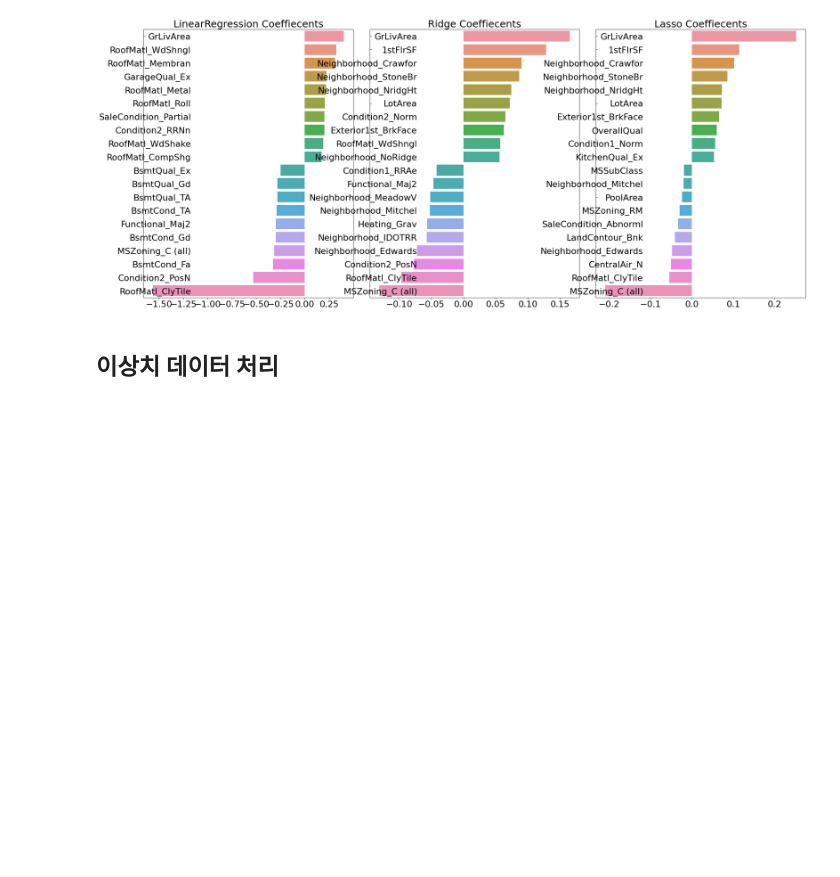
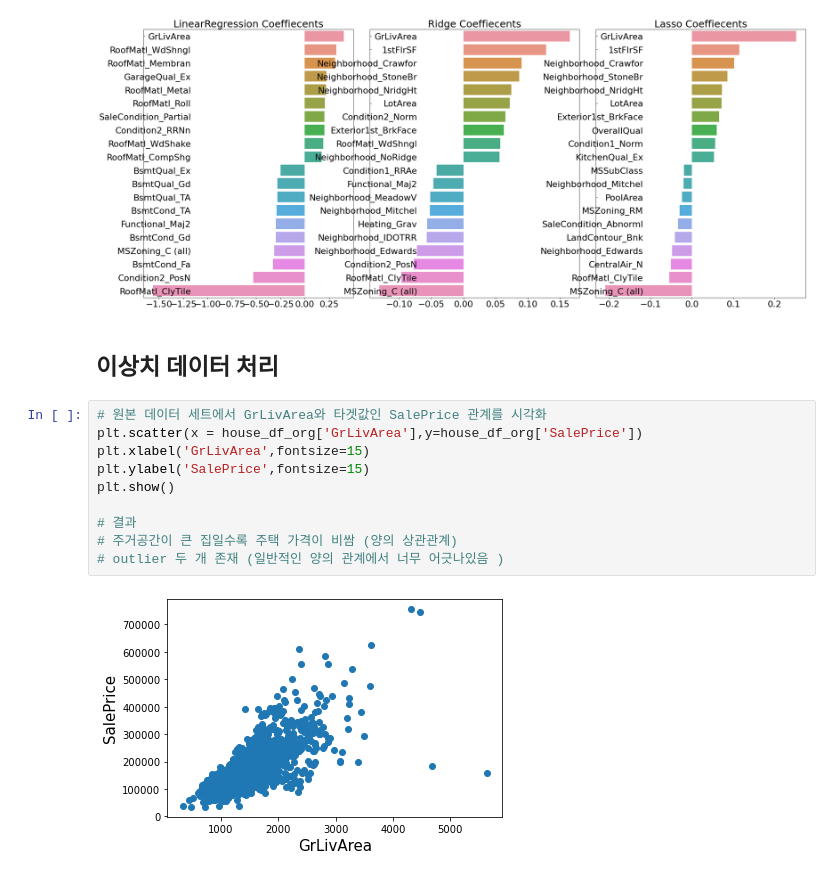
Before and after one commit to YJKim061401/TIL, a Jupyter notebook: python/ML/ML_회귀실습_캐글주택가격분석.ipynb, the cells around one changed output. Cells and saved outputs as stored; diff of their text form; blank space fills up the shorter version.

```diff
--- a/python/ML/ML_회귀실습_캐글주택가격분석.ipynb
+++ b/python/ML/ML_회귀실습_캐글주택가격분석.ipynb
@@ -537,3 +537,15 @@ Lasso 로그 변환된 RMSE :  0.119
 [figure]
 # %% [markdown]
 ## 이상치 데이터 처리
+# %%
+# 원본 데이터 세트에서 GrLivArea와 타겟값인 SalePrice 관계를 시각화
+plt.scatter(x = house_df_org['GrLivArea'],y=house_df_org['SalePrice'])
+plt.xlabel('GrLivArea',fontsize=15)
+plt.ylabel('SalePrice',fontsize=15)
+plt.show()
+
+# 결과
+# 주거공간이 큰 집일수록 주택 가격이 비쌈 (양의 상관관계)
+# outlier 두 개 존재 (일반적인 양의 관계에서 너무 어긋나있음 )
+# %% [output]
+[figure, added]
```
Also changed, not shown: parts of 22 cells of this notebook.
